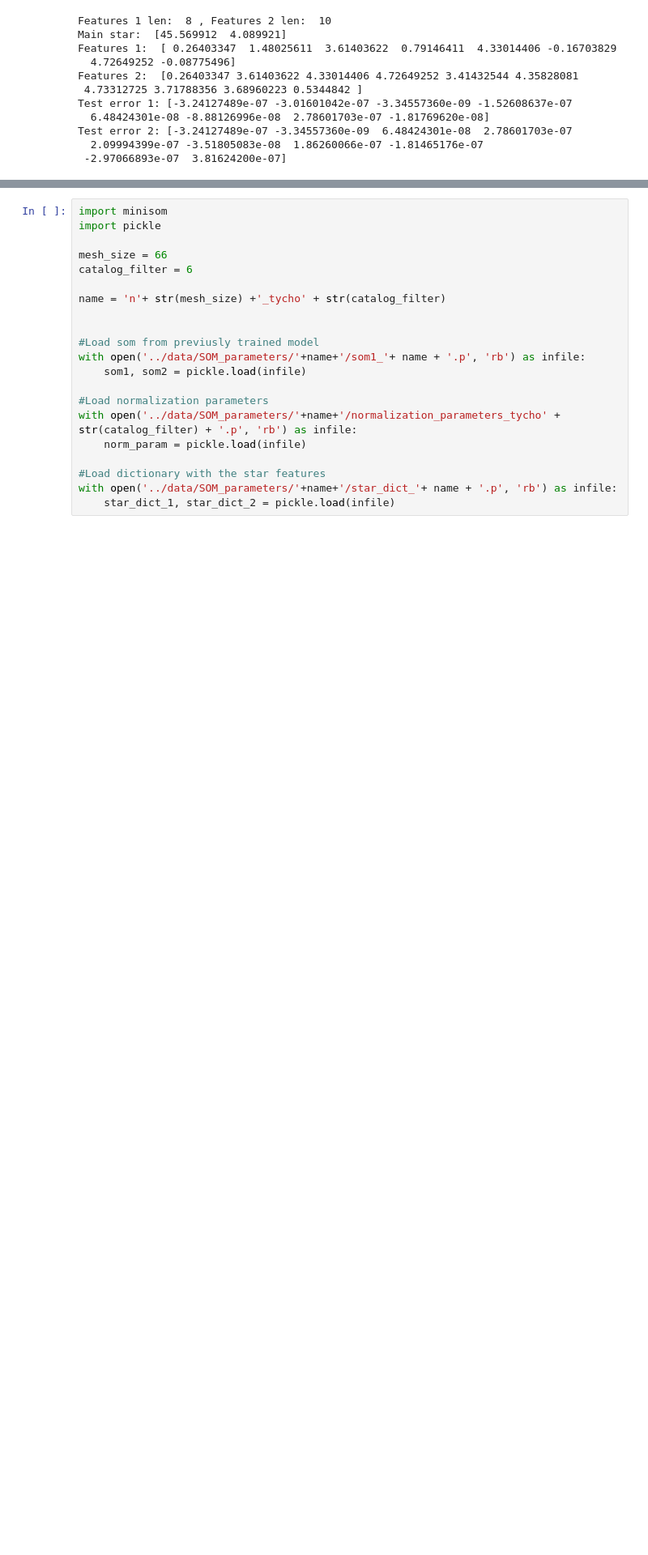
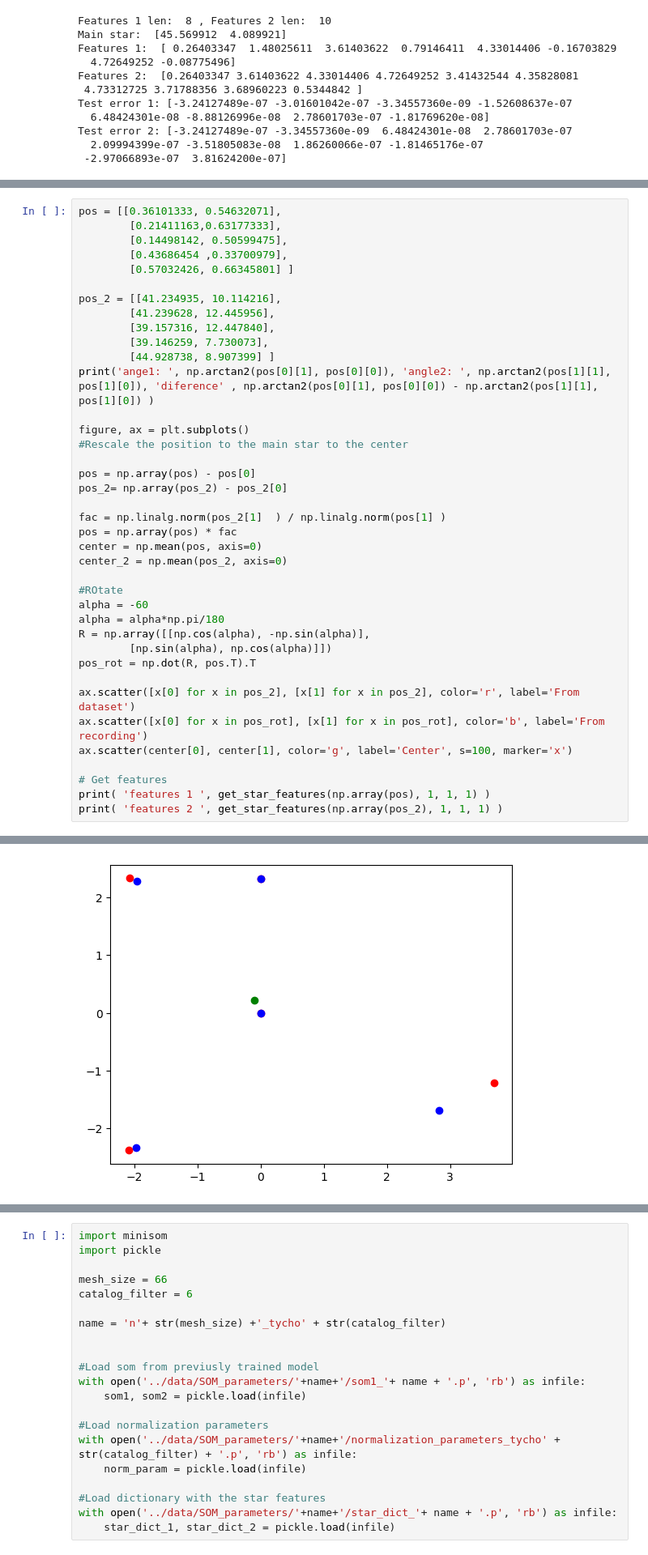
Before and after one commit to I-Zuniga/Event_Star_tracker, a Jupyter notebook: jupyter_notebooks/sdk_test.ipynb, the cells around one changed output, grey strips where cells are left out. Shown at 81% size. Saved outputs shown, nothing was run; the diff lists cells and outputs as text; blank space fills up the shorter version.

```diff
--- a/jupyter_notebooks/sdk_test.ipynb
+++ b/jupyter_notebooks/sdk_test.ipynb
@@ -313,3 +323,43 @@ Star 4: [0.57032426 0.66345801]
 4  135691   650  1471     1  4.721  3.705  15900.0  51.203480  9.029056
      recno  TYC1  TYC2  TYC3  BTmag  VTmag      HIP   RA(ICRS)   DE(ICRS)
 12  134673   643   937     1  4.635  4.305  12828.0  41.234935  10.114216
+# %%
+pos = [[0.36101333, 0.54632071],
+        [0.21411163,0.63177333],
+        [0.14498142, 0.50599475],
+        [0.43686454 ,0.33700979],
+        [0.57032426, 0.66345801] ]
+
+pos_2 = [[41.234935, 10.114216],
+        [41.239628, 12.445956],
+        [39.157316, 12.447840],
+        [39.146259, 7.730073],
+        [44.928738, 8.907399] ]
+print('ange1: ', np.arctan2(pos[0][1], pos[0][0]), 'angle2: ', np.arctan2(pos[1][1], pos[1][0]), 'diference' , np.arctan2(pos[0][1], pos[0][0]) - np.arctan2(pos[1][1], pos[1][0]) )
+
+figure, ax = plt.subplots()
+#Rescale the position to the main star to the center
+
+pos = np.array(pos) - pos[0]
+pos_2= np.array(pos_2) - pos_2[0]
+
+fac = np.linalg.norm(pos_2[1]  ) / np.linalg.norm(pos[1] )
+pos = np.array(pos) * fac
+center = np.mean(pos, axis=0)
+center_2 = np.mean(pos_2, axis=0)
+
+#ROtate
+alpha = -60
+alpha = alpha*np.pi/180
+R = np.array([[np.cos(alpha), -np.sin(alpha)],
+        [np.sin(alpha), np.cos(alpha)]])
+pos_rot = np.dot(R, pos.T).T
+
+ax.scatter([x[0] for x in pos_2], [x[1] for x in pos_2], color='r', label='From dataset')
+ax.scatter([x[0] for x in pos_rot], [x[1] for x in pos_rot], color='b', label='From recording')
+ax.scatter(center[0], center[1], color='g', label='Center', s=100, marker='x')
+
+# Get features
+print( 'features 1 ', get_star_features(np.array(pos), 1, 1, 1) )
+print( 'features 2 ', get_star_features(np.array(pos_2), 1, 1, 1) )
+# %% [output]
@@ -316,3 +373,4 @@ Star 4: [0.57032426 0.66345801]
+[figure, added]
 # %%
 def test_get_features_2():
     '''
```
Also changed, not shown: parts of 5 cells of this notebook, 4 other files.
